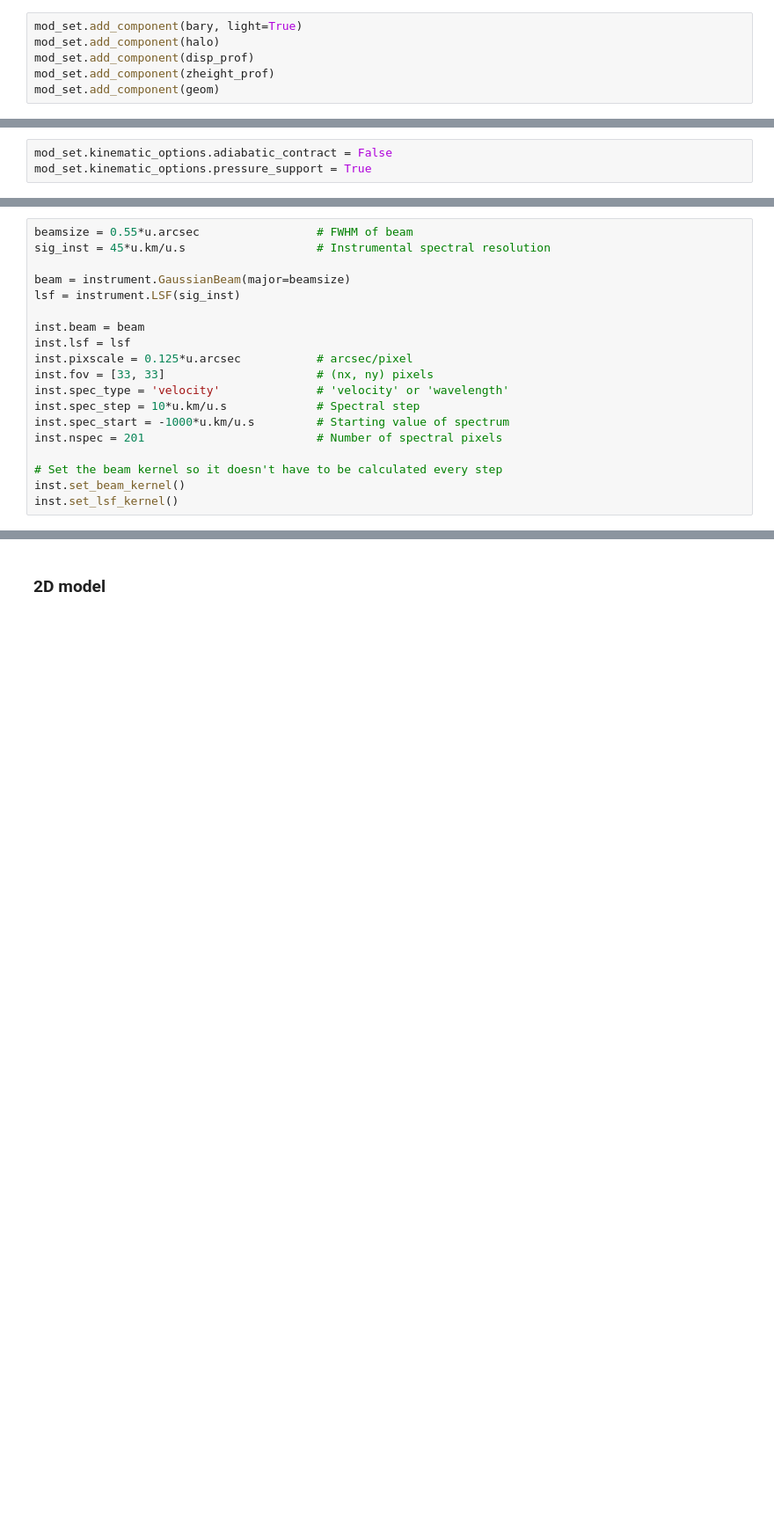
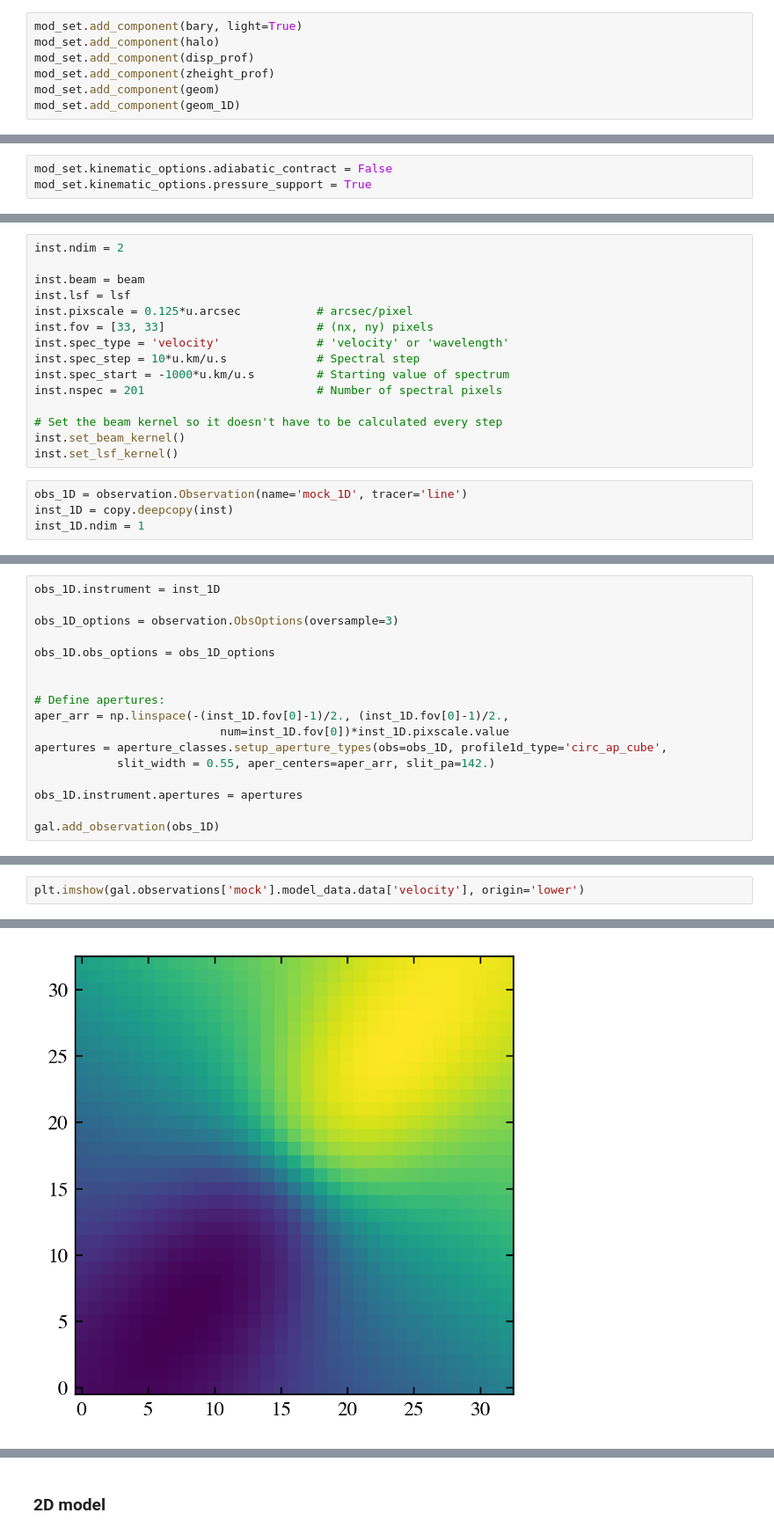
Before and after one commit to dysmalpy/dysmalpy, a Jupyter notebook: examples/notebooks/dysmalpy_example_model.ipynb, the cells around one changed output, grey strips where cells are left out. Shown: that part at 88% size. Saved outputs shown, nothing was run; the diff lists cells and outputs as text; blank space fills up the shorter version.

Commit message:
Bugfixes, ObservationSet as OrderedDict

```diff
--- a/examples/notebooks/dysmalpy_example_model.ipynb
+++ b/examples/notebooks/dysmalpy_example_model.ipynb
@@ -148,6 +161,7 @@ mod_set.add_component(halo)
 mod_set.add_component(disp_prof)
 mod_set.add_component(zheight_prof)
 mod_set.add_component(geom)
+mod_set.add_component(geom_1D)
 # %% [markdown]
 ### Set kinematic options for calculating velocity profile
 # %%
@@ -158,9 +183,5 @@ mod_set.kinematic_options.pressure_support = True
 # %%
-beamsize = 0.55*u.arcsec                 # FWHM of beam
-sig_inst = 45*u.km/u.s                   # Instrumental spectral resolution
-
-beam = instrument.GaussianBeam(major=beamsize)
-lsf = instrument.LSF(sig_inst)
+inst.ndim = 2
 
 inst.beam = beam
 inst.lsf = lsf
@@ -174,3 +195,7 @@ inst.nspec = 201                         # Number of spectral pixels
 # Set the beam kernel so it doesn't have to be calculated every step
 inst.set_beam_kernel()
 inst.set_lsf_kernel()
+# %%
+obs_1D = observation.Observation(name='mock_1D', tracer='line')
+inst_1D = copy.deepcopy(inst)
+inst_1D.ndim = 1
@@ -184,0 +224,17 @@ gal.add_observation(obs)
+# %%
+obs_1D.instrument = inst_1D
+
+obs_1D_options = observation.ObsOptions(oversample=3)
+
+obs_1D.obs_options = obs_1D_options
+
+
+# Define apertures:
+aper_arr = np.linspace(-(inst_1D.fov[0]-1)/2., (inst_1D.fov[0]-1)/2.,
+                           num=inst_1D.fov[0])*inst_1D.pixscale.value
+apertures = aperture_classes.setup_aperture_types(obs=obs_1D, profile1d_type='circ_ap_cube',
+            slit_width = 0.55, aper_centers=aper_arr, slit_pa=142.)
+
+obs_1D.instrument.apertures = apertures
+
+gal.add_observation(obs_1D)
@@ -184,0 +273,3 @@ gal.add_observation(obs)
+# %%
+plt.imshow(gal.observations['mock'].model_data.data['velocity'], origin='lower')
+# %% [output]
@@ -184,0 +277 @@ gal.add_observation(obs)
+[figure, added]
```
Also changed, not shown: parts of 31 cells of this notebook, 8 other files.
